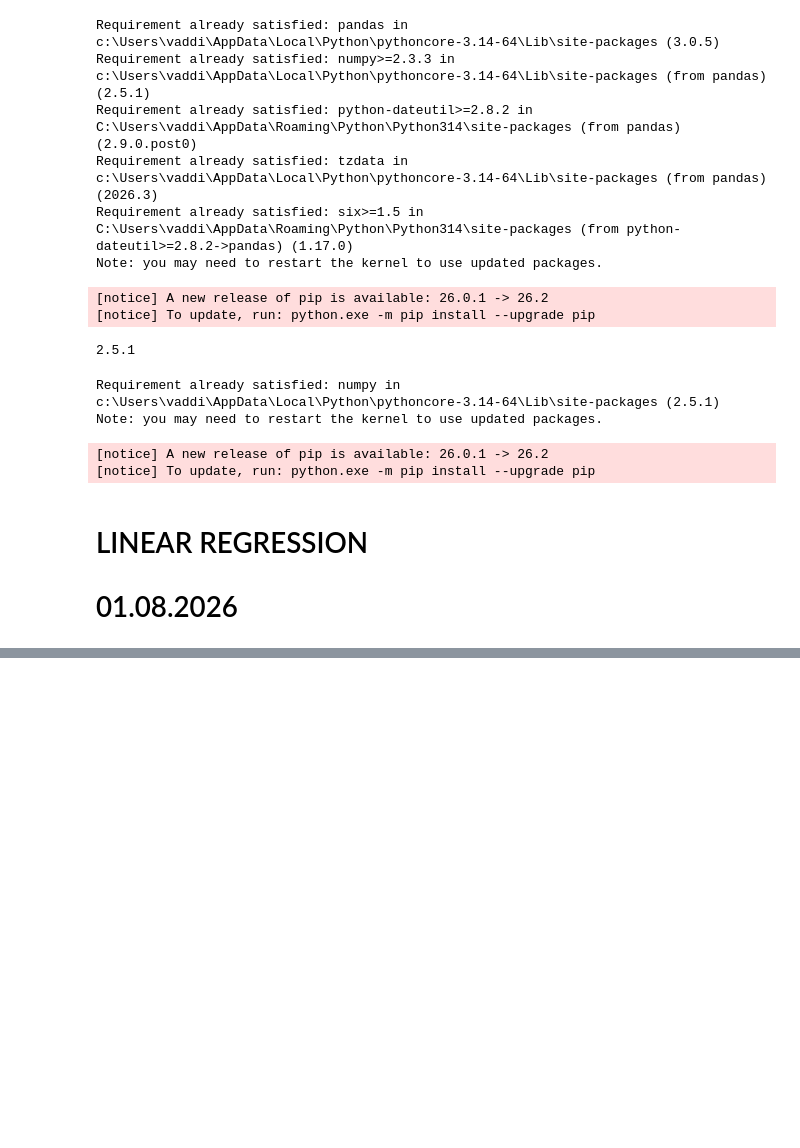
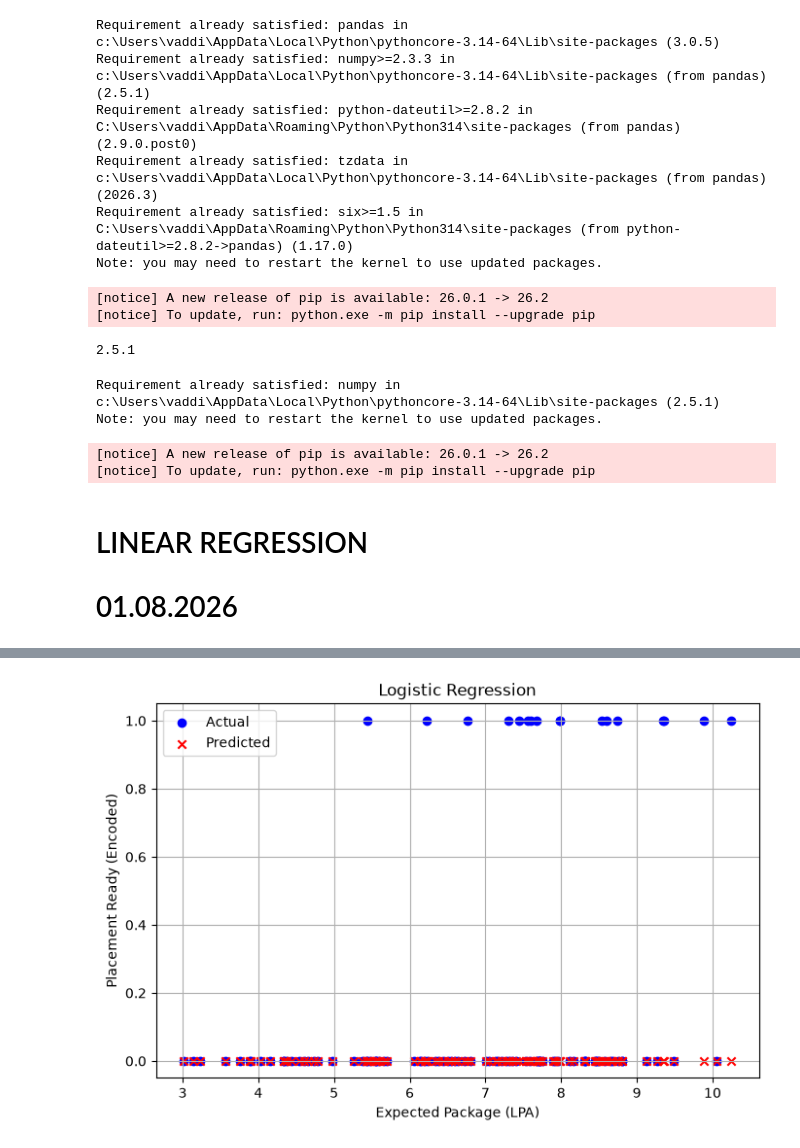
Before and after one commit to vaddipallismily-pixel/Datatypes, a Jupyter notebook: datatypes.ipynb, the cells around one changed output, grey strips where cells are left out. Saved outputs shown, nothing was run; the diff lists cells and outputs as text; code cells hidden in the pictures; blank space fills up the shorter version.

```diff
--- a/datatypes.ipynb
+++ b/datatypes.ipynb
@@ -2147,0 +2151,82 @@ Expected_Package_LPA = -2.65 + (1.20 × CGPA_Capped)
+# %%
+import pandas as pd
+import numpy as np
+import matplotlib.pyplot as plt
+
+from sklearn.model_selection import train_test_split
+from sklearn.linear_model import LogisticRegression
+from sklearn.preprocessing import LabelEncoder
+from sklearn.metrics import accuracy_score, confusion_matrix, classification_report
+
+# Load Dataset
+df = pd.read_csv(r"C:\Users\vaddi\OneDrive\Desktop\AIML\Preprocessed data.csv")
+
+
+# Input and Output
+X = df[["Expected_Package_LPA"]]
+y = df["Placement_Ready"]
+
+# Encode Target
+label_encoder = LabelEncoder()
+y = label_encoder.fit_transform(y)
+
+# Split Data
+X_train, X_test, y_train, y_test = train_test_split(
+    X,
+    y,
+    test_size=0.20,
+    random_state=42
+)
+
+# Train Model
+model = LogisticRegression(max_iter=1000)
+model.fit(X_train, y_train)
+
+# Prediction
+y_pred = model.predict(X_test)
+
+# Results
+result = pd.DataFrame({
+    "Expected_Package_LPA": X_test["Expected_Package_LPA"].values,
+    "Actual_Placement": label_encoder.inverse_transform(y_test),
+    "Predicted_Placement": label_encoder.inverse_transform(y_pred)
+})
+
+print("Intercept:", model.intercept_)
+print("Coefficient:", model.coef_)
+
+print("\nActual vs Predicted")
+print(result.head(10))
+
+print("\nAccuracy:", accuracy_score(y_test, y_pred))
+
+print("\nConfusion Matrix")
+print(confusion_matrix(y_test, y_pred))
+
+print("\nClassification Report")
+print(classification_report(y_test, y_pred))
+plt.figure(figsize=(8,5))
+
+plt.scatter(
+    X_test["Expected_Package_LPA"],
+    y_test,
+    color="blue",
+    label="Actual"
+)
+
+plt.scatter(
+    X_test["Expected_Package_LPA"],
+    y_pred,
+    color="red",
+    marker="x",
+    label="Predicted"
+)
+
+plt.title("Logistic Regression")
+plt.xlabel("Expected Package (LPA)")
+plt.ylabel("Placement Ready (Encoded)")
+plt.legend()
+plt.grid(True)
+
+plt.show()
+# %% [output]
@@ -2147,0 +2250 @@ Expected_Package_LPA = -2.65 + (1.20 × CGPA_Capped)
+[figure, added]
```
Also changed, not shown: parts of 4 cells of this notebook.
